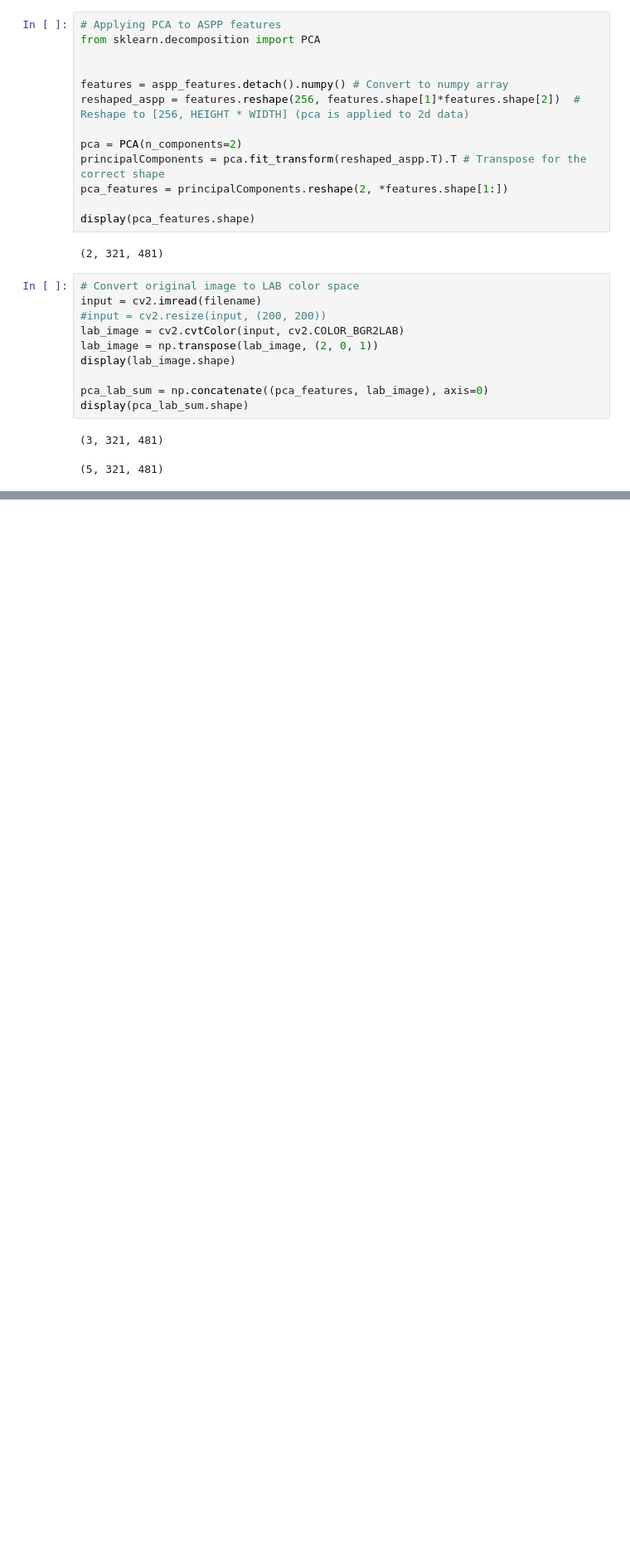
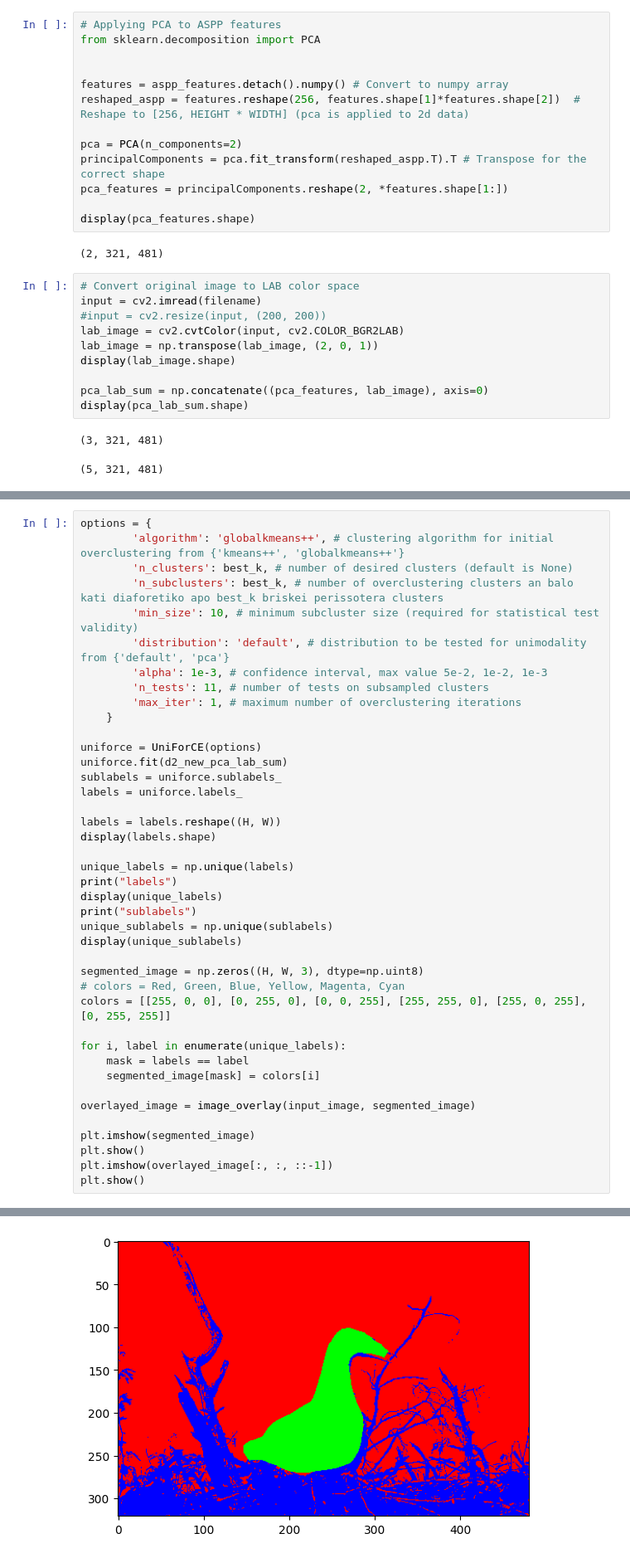
Before and after one commit to kandreou21/segmentation, a Jupyter notebook: DeepLabV3.ipynb, the cells around one changed output, grey strips where cells are left out. Shown: that part at 83% size. Cells and saved outputs as stored; diff of their text form; blank space fills up the shorter version.

```diff
--- a/DeepLabV3.ipynb
+++ b/DeepLabV3.ipynb
@@ -242,0 +617,42 @@ The best k is 3 with a silhouette score of 0.8735373911112788
+# %%
+options = {
+		'algorithm': 'globalkmeans++', # clustering algorithm for initial overclustering from {'kmeans++', 'globalkmeans++'}
+		'n_clusters': best_k, # number of desired clusters (default is None)
+		'n_subclusters': best_k, # number of overclustering clusters an balo kati diaforetiko apo best_k briskei perissotera clusters
+		'min_size': 10, # minimum subcluster size (required for statistical test validity)
+		'distribution': 'default', # distribution to be tested for unimodality from {'default', 'pca'}
+		'alpha': 1e-3, # confidence interval, max value 5e-2, 1e-2, 1e-3
+		'n_tests': 11, # number of tests on subsampled clusters
+		'max_iter': 1, # maximum number of overclustering iterations
+	}
+
+uniforce = UniForCE(options)
+uniforce.fit(d2_new_pca_lab_sum)
+sublabels = uniforce.sublabels_
+labels = uniforce.labels_
+
+labels = labels.reshape((H, W))
+display(labels.shape)
+
+unique_labels = np.unique(labels)
+print("labels")
+display(unique_labels)
+print("sublabels")
+unique_sublabels = np.unique(sublabels)
+display(unique_sublabels)
+
+segmented_image = np.zeros((H, W, 3), dtype=np.uint8)
+# colors = Red, Green, Blue, Yellow, Magenta, Cyan
+colors = [[255, 0, 0], [0, 255, 0], [0, 0, 255], [255, 255, 0], [255, 0, 255], [0, 255, 255]]
+
+for i, label in enumerate(unique_labels):
+    mask = labels == label
+    segmented_image[mask] = colors[i]
+
+overlayed_image = image_overlay(input_image, segmented_image)
+
+plt.imshow(segmented_image)
+plt.show()
+plt.imshow(overlayed_image[:, :, ::-1])
+plt.show()
+# %% [output]
@@ -242,0 +666 @@ The best k is 3 with a silhouette score of 0.8735373911112788
+[figure, added]
```
Also changed, not shown: parts of 12 cells of this notebook.
